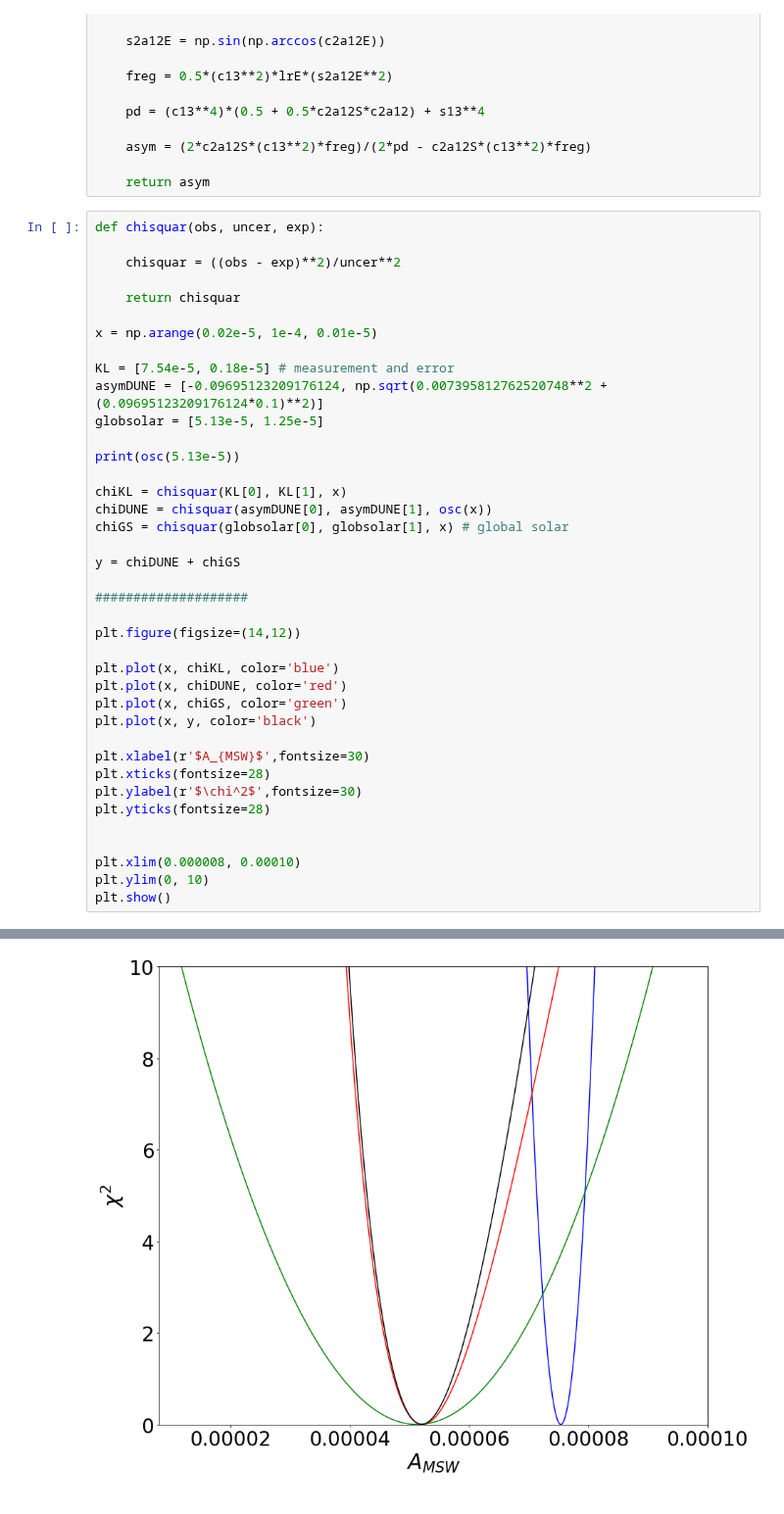
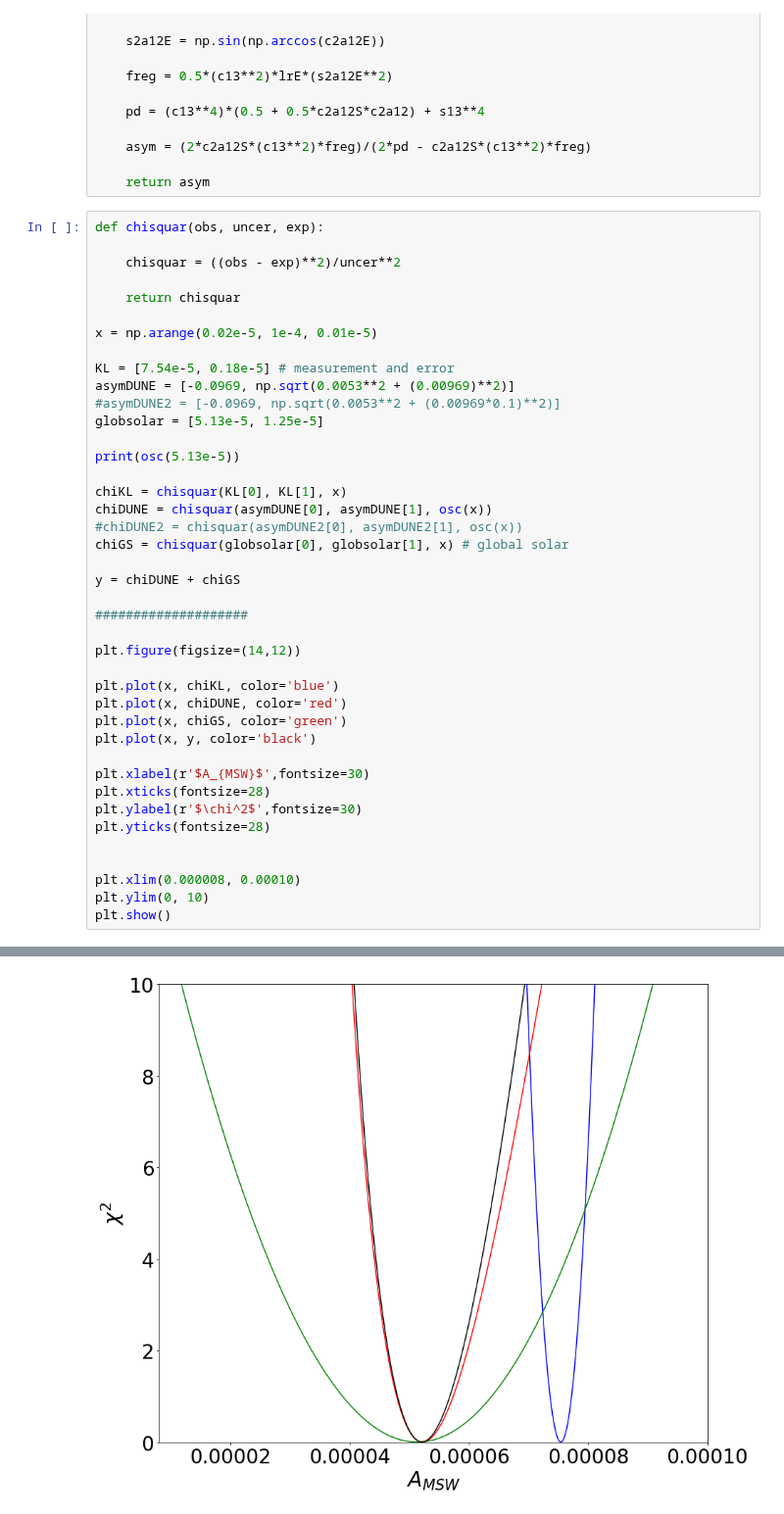
Before and after one commit to nlane314/soLAr-sens, a Jupyter notebook: notebooks/deltamass12chisquaranalysis.ipynb, the cells around one changed output, grey strips where cells are left out. Shown at 98% size. Cells and saved outputs as stored; diff of their text form.

```diff
--- a/notebooks/deltamass12chisquaranalysis.ipynb
+++ b/notebooks/deltamass12chisquaranalysis.ipynb
@@ -73,38 +73,40 @@ def chisquar(obs, uncer, exp):
 x = np.arange(0.02e-5, 1e-4, 0.01e-5)
 
 KL = [7.54e-5, 0.18e-5] # measurement and error
-asymDUNE = [-0.09695123209176124, np.sqrt(0.007395812762520748**2 + (0.09695123209176124*0.1)**2)]
+asymDUNE = [-0.0969, np.sqrt(0.0053**2 + (0.00969)**2)]
+#asymDUNE2 = [-0.0969, np.sqrt(0.0053**2 + (0.00969*0.1)**2)]
 globsolar = [5.13e-5, 1.25e-5]
 
 print(osc(5.13e-5))
 
 chiKL = chisquar(KL[0], KL[1], x)
 chiDUNE = chisquar(asymDUNE[0], asymDUNE[1], osc(x))
+#chiDUNE2 = chisquar(asymDUNE2[0], asymDUNE2[1], osc(x))
 chiGS = chisquar(globsolar[0], globsolar[1], x) # global solar
 
 y = chiDUNE + chiGS
 
 ####################
 
 plt.figure(figsize=(14,12))
 
 plt.plot(x, chiKL, color='blue')
 plt.plot(x, chiDUNE, color='red')
 plt.plot(x, chiGS, color='green')
 plt.plot(x, y, color='black')
 
 plt.xlabel(r'$A_{MSW}$',fontsize=30)
 plt.xticks(fontsize=28)
 plt.ylabel(r'$\chi^2$',fontsize=30)
 plt.yticks(fontsize=28)
 
 
 plt.xlim(0.000008, 0.00010)
 plt.ylim(0, 10)
 plt.show()
 # %% [output]
 -0.0990769271906077
-[figure, old version]
+[figure, new version]
 # %%
 plt.figure(figsize=(14,12))
 
```
Also changed, not shown: parts of 1 cell of this notebook, 2 other files.
